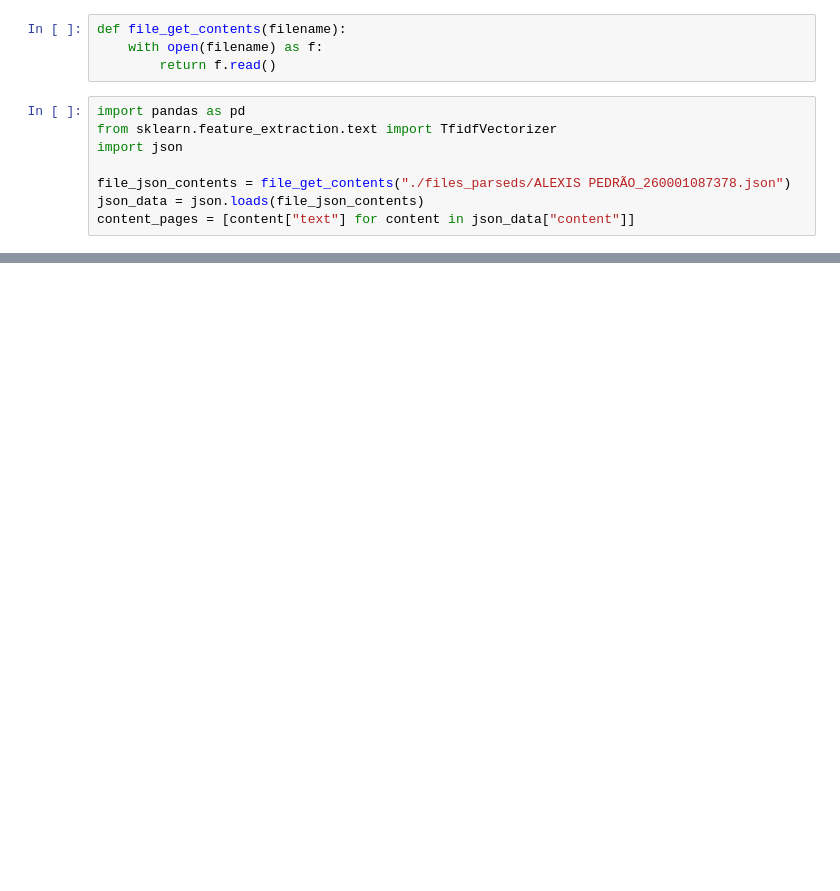
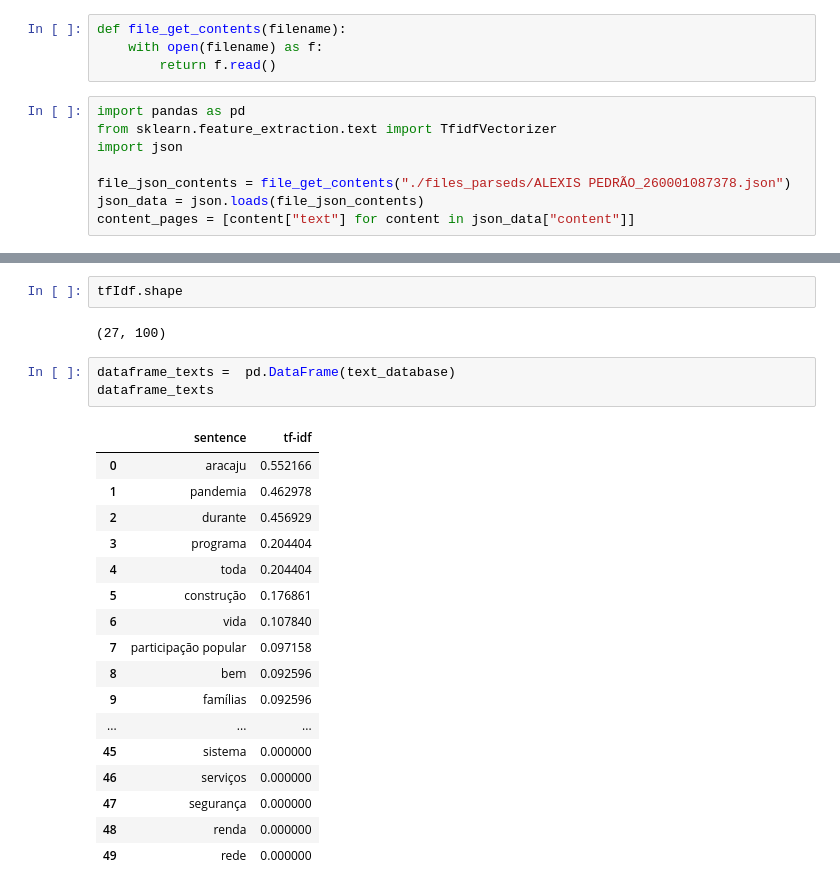
Before and after one commit to adolfoguimaraes/analise-planos-de-governos, a Jupyter notebook: test-vectorize-tf-idf.ipynb, the cells around one changed output, grey strips where cells are left out. Drawn from its saved outputs; the diff is of its cells as text; blank space fills up the shorter version.

```diff
--- a/test-vectorize-tf-idf.ipynb
+++ b/test-vectorize-tf-idf.ipynb
@@ -62,0 +76,25 @@ print(sentences_dictionary)
+# %%
+tfIdf.shape
+# %% [output]
+(27, 100)
+# %%
+dataframe_texts =  pd.DataFrame(text_database)
+dataframe_texts
+# %% [output]
+|  | sentence | tf-idf |
+| 0 | aracaju | 0.552166 |
+| 1 | pandemia | 0.462978 |
+| 2 | durante | 0.456929 |
+| 3 | programa | 0.204404 |
+| 4 | toda | 0.204404 |
+| 5 | construção | 0.176861 |
+| 6 | vida | 0.107840 |
+| 7 | participação popular | 0.097158 |
+| 8 | bem | 0.092596 |
+| 9 | famílias | 0.092596 |
+| ... | ... | ... |
+| 45 | sistema | 0.000000 |
+| 46 | serviços | 0.000000 |
+| 47 | segurança | 0.000000 |
+| 48 | renda | 0.000000 |
+| 49 | rede | 0.000000 |
```
Also changed, not shown: parts of 16 cells of this notebook.
